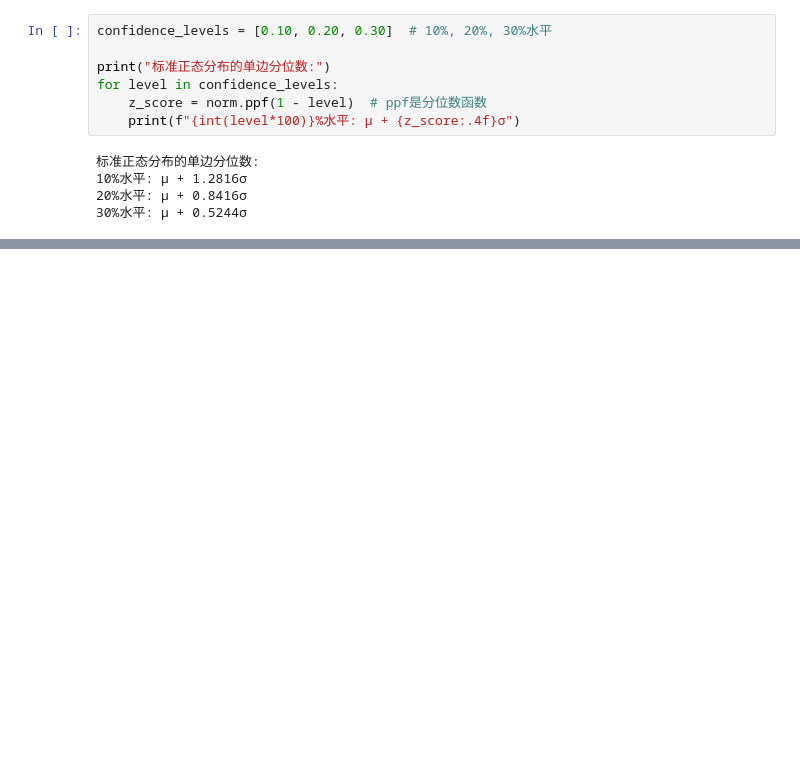
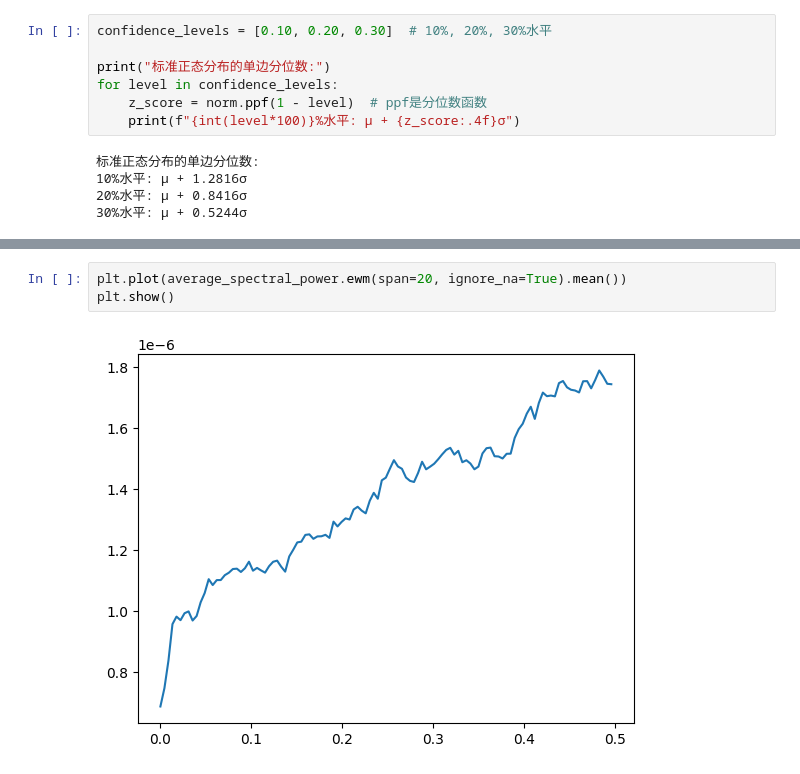
Before and after one commit to SIGCHLD-handler/Industrial_Silicon, a Jupyter notebook: si_history.ipynb, the cells around one changed output, grey strips where cells are left out. Drawn from its saved outputs; the diff is of its cells as text; blank space fills up the shorter version.

```diff
--- a/si_history.ipynb
+++ b/si_history.ipynb
@@ -266,0 +294,5 @@ adfuller((si_val - si_vwap).dropna(), autolag="AIC")
+# %%
+plt.plot(average_spectral_power.ewm(span=20, ignore_na=True).mean())
+plt.show()
+# %% [output]
+[figure, added]
```
Also changed, not shown: parts of 20 cells of this notebook, 14 other files.
